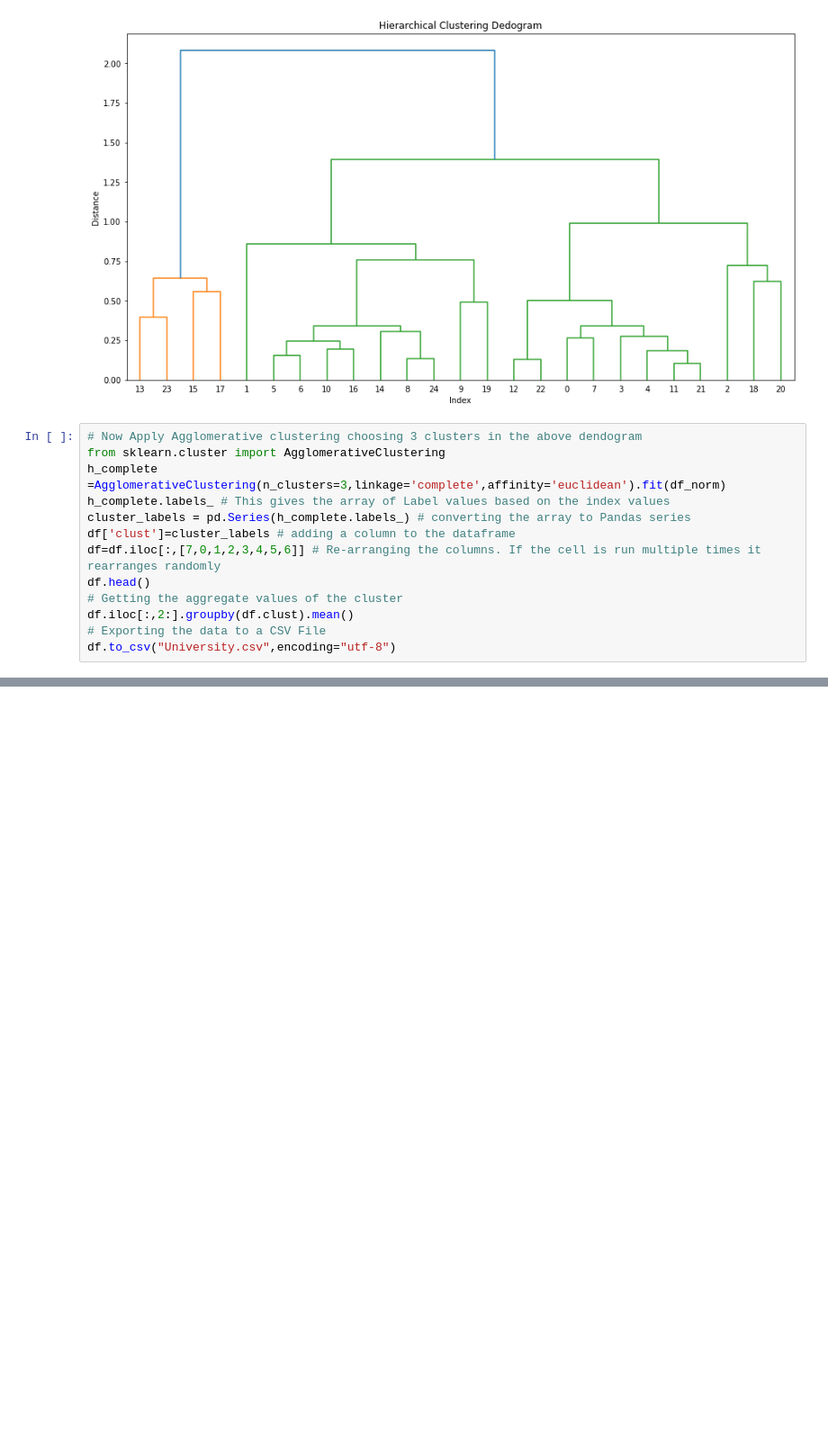
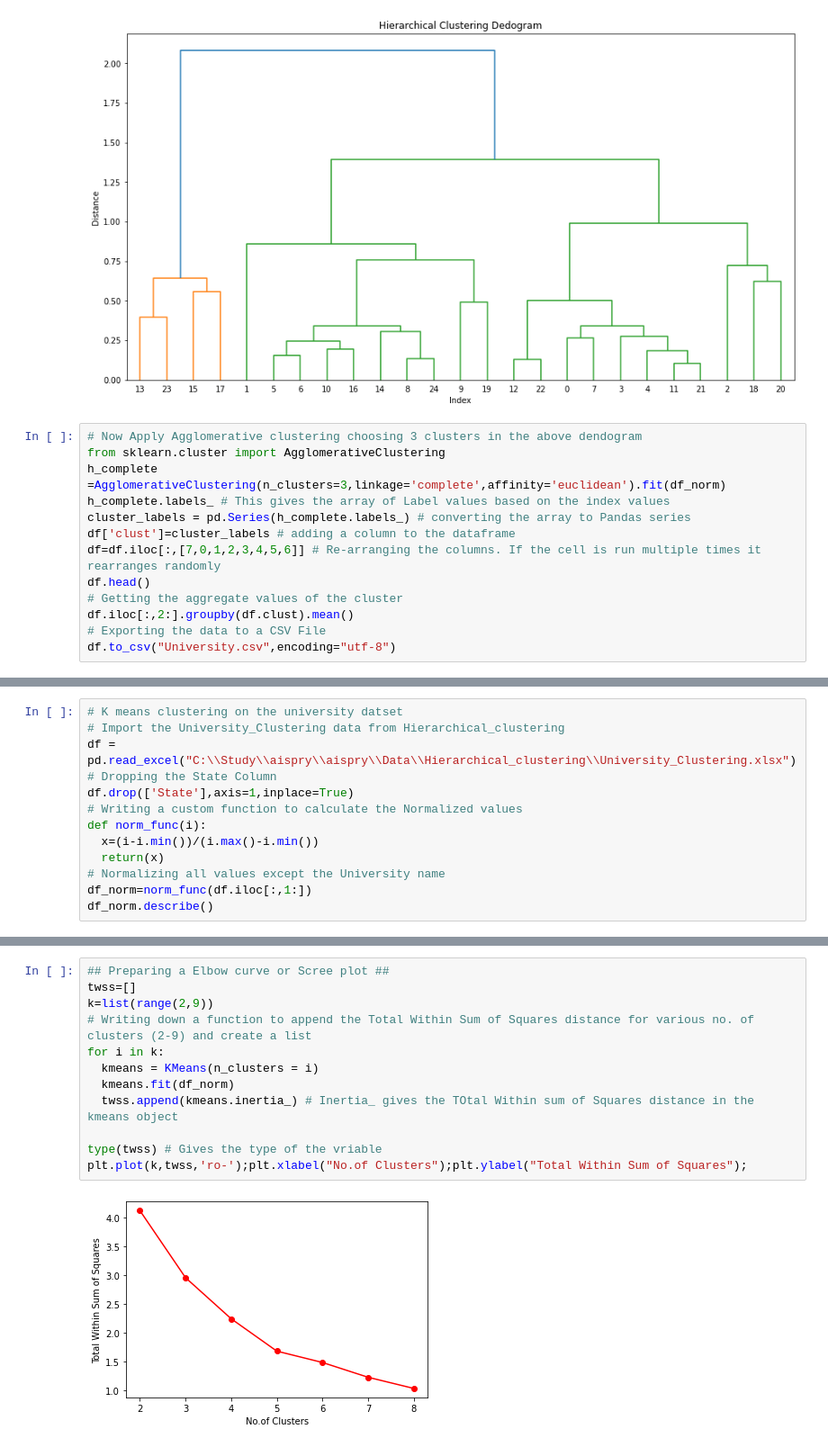
Before and after one commit to jamithireddy/aispry, a Jupyter notebook: aispry.ipynb, the cells around one changed output, grey strips where cells are left out. Shown at 90% size. Saved outputs shown, nothing was run; the diff lists cells and outputs as text; blank space fills up the shorter version.

```diff
--- a/aispry.ipynb
+++ b/aispry.ipynb
@@ -296,0 +328,13 @@ df.to_csv("University.csv",encoding="utf-8")
+# %%
+# K means clustering on the university datset
+# Import the University_Clustering data from Hierarchical_clustering
+df = pd.read_excel("C:\\Study\\aispry\\aispry\\Data\\Hierarchical_clustering\\University_Clustering.xlsx")
+# Dropping the State Column
+df.drop(['State'],axis=1,inplace=True)
+# Writing a custom function to calculate the Normalized values
+def norm_func(i):
+  x=(i-i.min())/(i.max()-i.min())
+  return(x)
+# Normalizing all values except the University name
+df_norm=norm_func(df.iloc[:,1:])
+df_norm.describe()
@@ -296,0 +351,14 @@ df.to_csv("University.csv",encoding="utf-8")
+# %%
+## Preparing a Elbow curve or Scree plot ##
+twss=[]
+k=list(range(2,9))
+# Writing down a function to append the Total Within Sum of Squares distance for various no. of clusters (2-9) and create a list
+for i in k:
+  kmeans = KMeans(n_clusters = i)
+  kmeans.fit(df_norm)
+  twss.append(kmeans.inertia_) # Inertia_ gives the TOtal Within sum of Squares distance in the kmeans object
+
+type(twss) # Gives the type of the vriable
+plt.plot(k,twss,'ro-');plt.xlabel("No.of Clusters");plt.ylabel("Total Within Sum of Squares");
+# %% [output]
+[figure, added]
```
Also changed, not shown: parts of 7 cells of this notebook.
